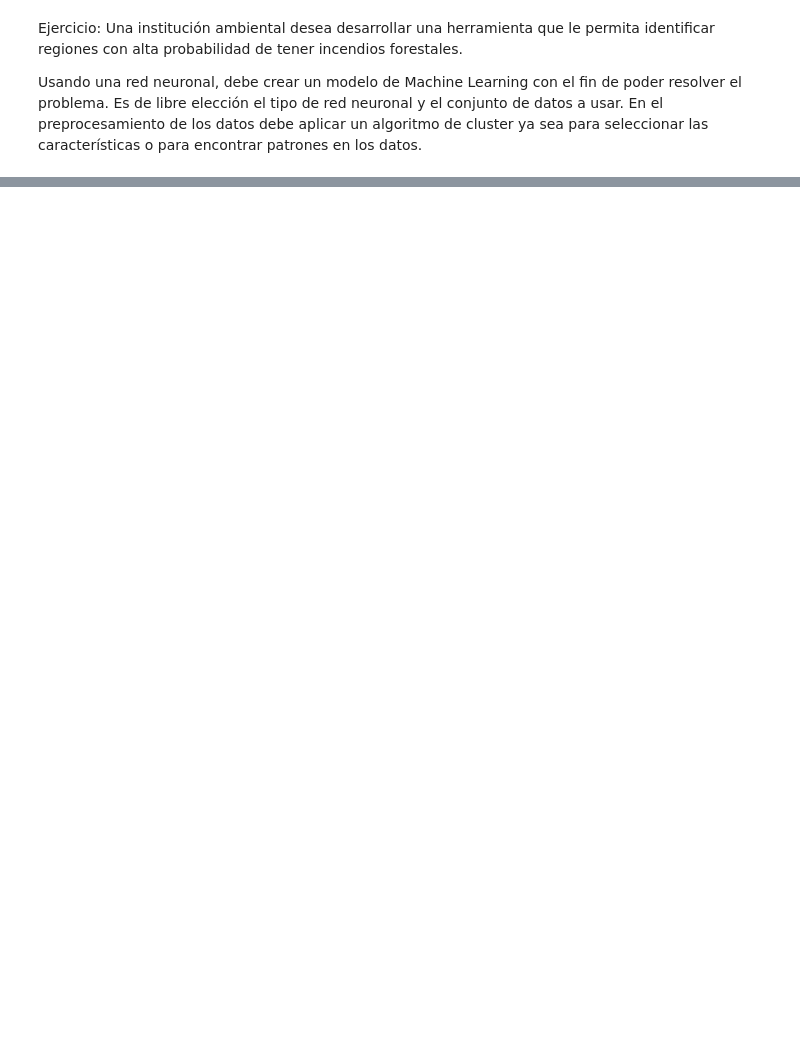
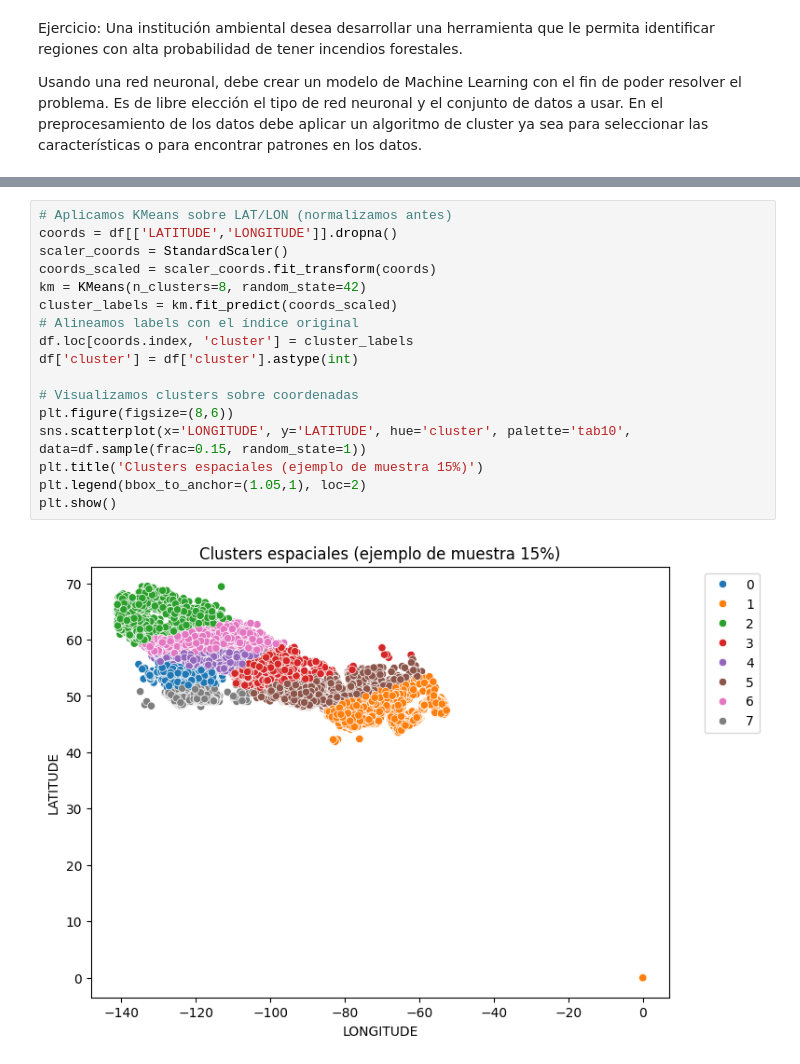
Before and after one commit to DIEGO-ALI/Taller-02-BIGDATA, a Jupyter notebook: Work.ipynb, the cells around one changed output, grey strips where cells are left out. Saved outputs shown, nothing was run; the diff lists cells and outputs as text; blank space fills up the shorter version.

```diff
--- a/Work.ipynb
+++ b/Work.ipynb
@@ -36,0 +195,19 @@ plt.show()
+# %%
+# Aplicamos KMeans sobre LAT/LON (normalizamos antes)
+coords = df[['LATITUDE','LONGITUDE']].dropna()
+scaler_coords = StandardScaler()
+coords_scaled = scaler_coords.fit_transform(coords)
+km = KMeans(n_clusters=8, random_state=42)
+cluster_labels = km.fit_predict(coords_scaled)
+# Alineamos labels con el índice original
+df.loc[coords.index, 'cluster'] = cluster_labels
+df['cluster'] = df['cluster'].astype(int)
+
+# Visualizamos clusters sobre coordenadas
+plt.figure(figsize=(8,6))
+sns.scatterplot(x='LONGITUDE', y='LATITUDE', hue='cluster', palette='tab10', data=df.sample(frac=0.15, random_state=1))
+plt.title('Clusters espaciales (ejemplo de muestra 15%)')
+plt.legend(bbox_to_anchor=(1.05,1), loc=2)
+plt.show()
+# %% [output]
+[figure, added]
```
Also changed, not shown: parts of 18 cells of this notebook.
